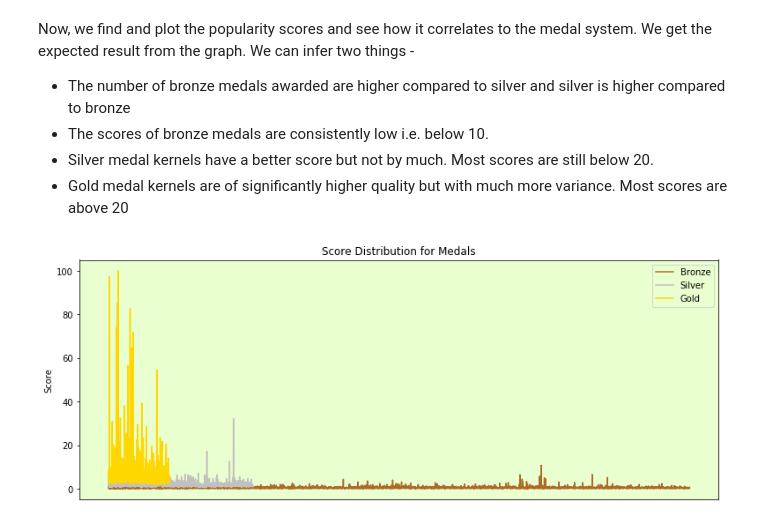
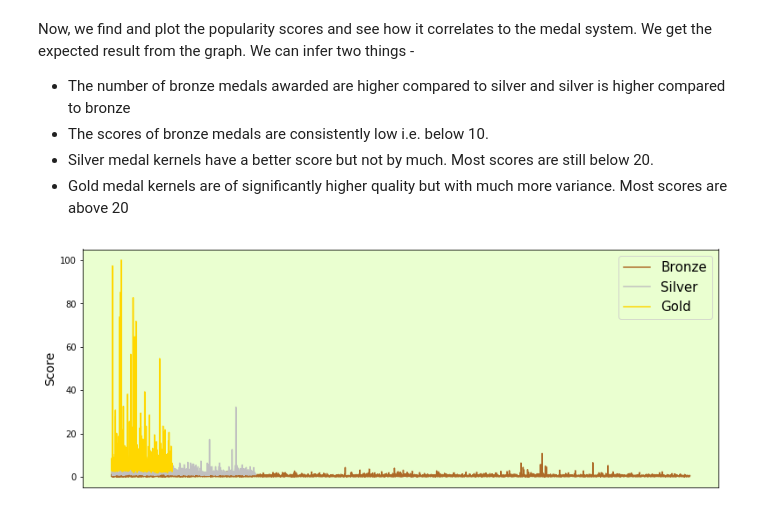
Before and after one commit to aravindpanil/Recommender, a Jupyter notebook: Kernels/Aravind_EDA.ipynb, the cells around one changed output. Drawn from its saved outputs; the diff is of its cells as text; code cells hidden in the pictures.

```diff
--- a/Kernels/Aravind_EDA.ipynb
+++ b/Kernels/Aravind_EDA.ipynb
@@ -344,18 +345,22 @@ Now, we find and plot the popularity scores and see how it correlates to the med
 * Silver medal kernels have a better score but not by much. Most scores are still below 20.
 * Gold medal kernels are of significantly higher quality but with much more variance. Most scores are above 20
 # %%
-popularity_m = popularity_m[['medal','score']]
-pbronze = popularity_m.loc[popularity.medal == 3,['medal','score']].reset_index()
-psilver = popularity_m.loc[popularity.medal == 2,['medal','score']].reset_index()
-pgold = popularity_m.loc[popularity.medal == 1,['medal','score']].reset_index()
-fig,ax = plt.subplots(1,1,figsize = (13,5))
-ax.plot(pbronze.index,pbronze.score,color = '#ad6a27',label = 'Bronze')
-ax.plot(psilver.index,psilver.score,color = 'Silver',label = 'Silver')
-ax.plot(pgold.index,pgold.score,color = 'Gold',label = 'Gold')
-ax.set_title('Score Distribution for Medals')
-ax.set_ylabel('Score')
-ax.legend()
-ax.set_xticks([])
+temp1 = temp1[['medal','score']]
+
+pbronze = temp1.loc[temp.medal == 3,['medal','score']].reset_index()
+psilver = temp1.loc[temp.medal == 2,['medal','score']].reset_index()
+pgold = temp1.loc[temp.medal == 1,['medal','score']].reset_index()
+
+fig8 = plt.figure(figsize = (13,5))
+plt.plot(pbronze.index,pbronze.score,color = '#ad6a27',label = 'Bronze')
+plt.plot(psilver.index,psilver.score,color = 'Silver',label = 'Silver')
+plt.plot(pgold.index,pgold.score,color = 'Gold',label = 'Gold')
+
+plt.ylabel('Score',fontsize = 14)
+plt.legend(prop={'size':15})
+plt.xticks([]) #Remove Xtick Labels
+
+plt.savefig('fig8.png',bbox_inches='tight')
 plt.show()
 # %% [output]
-[figure, old version]
+[figure, new version]
```
Also changed, not shown: parts of 10 cells of this notebook, 12 other files.
